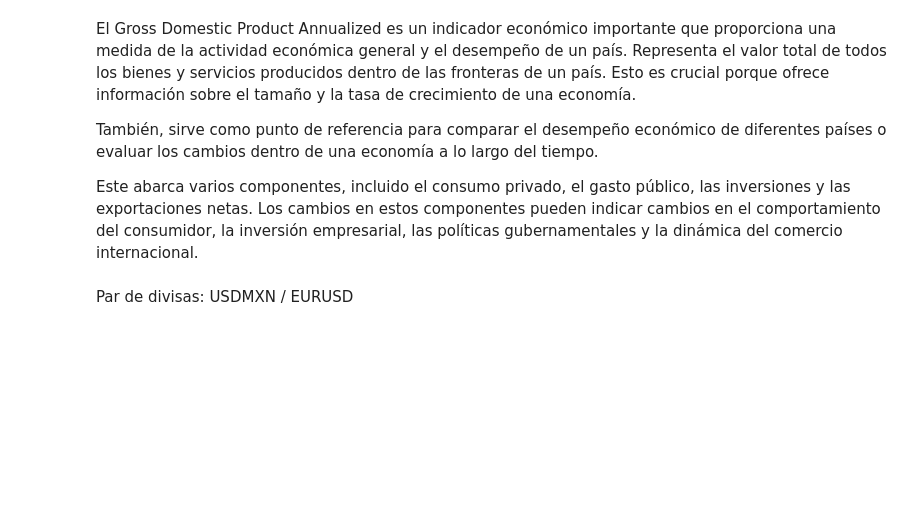
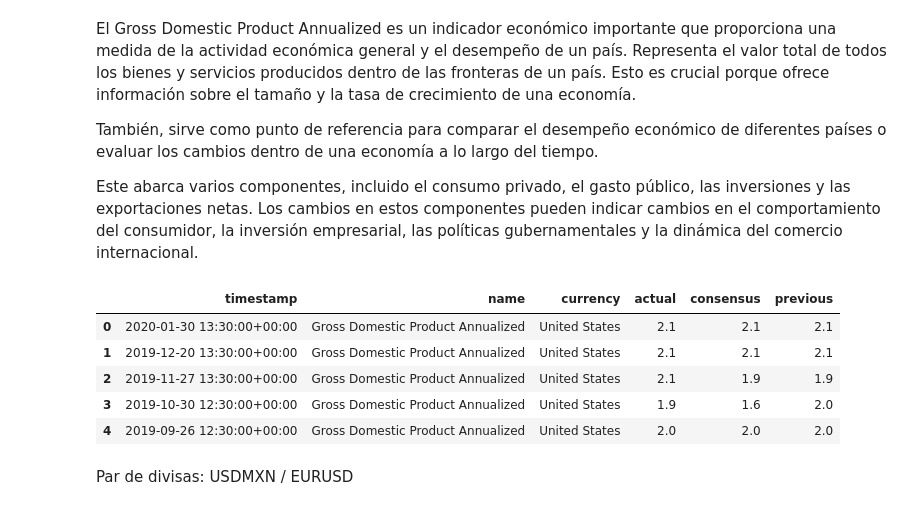
Before and after one commit to andres1999iteso/ProyectoFinal, a Jupyter notebook: notebook.ipynb, the cells around one changed output. Cells and saved outputs as stored; diff of their text form; code cells hidden in the pictures; blank space fills up the shorter version.

```diff
--- a/notebook.ipynb
+++ b/notebook.ipynb
@@ -78,7 +93,14 @@ También, sirve como punto de referencia para comparar el desempeño económico
 Este abarca varios componentes, incluido el consumo privado, el gasto público, las inversiones y las exportaciones netas. Los cambios en estos componentes pueden indicar cambios en el comportamiento del consumidor, la inversión empresarial, las políticas gubernamentales y la dinámica del comercio internacional.
 # %%
 #imrimir el head de la data de GDP
-dt.indice.head()
+dt.indicador.head()
+# %% [output]
+|  | timestamp | name | currency | actual | consensus | previous |
+| 0 | 2020-01-30 13:30:00+00:00 | Gross Domestic Product Annualized | United States | 2.1 | 2.1 | 2.1 |
+| 1 | 2019-12-20 13:30:00+00:00 | Gross Domestic Product Annualized | United States | 2.1 | 2.1 | 2.1 |
+| 2 | 2019-11-27 13:30:00+00:00 | Gross Domestic Product Annualized | United States | 2.1 | 1.9 | 1.9 |
+| 3 | 2019-10-30 12:30:00+00:00 | Gross Domestic Product Annualized | United States | 1.9 | 1.6 | 2.0 |
+| 4 | 2019-09-26 12:30:00+00:00 | Gross Domestic Product Annualized | United States | 2.0 | 2.0 | 2.0 |
 # %% [markdown]
 Par de divisas: USDMXN  / EURUSD
 # %%
```
Also changed, not shown: parts of 5 cells of this notebook.
